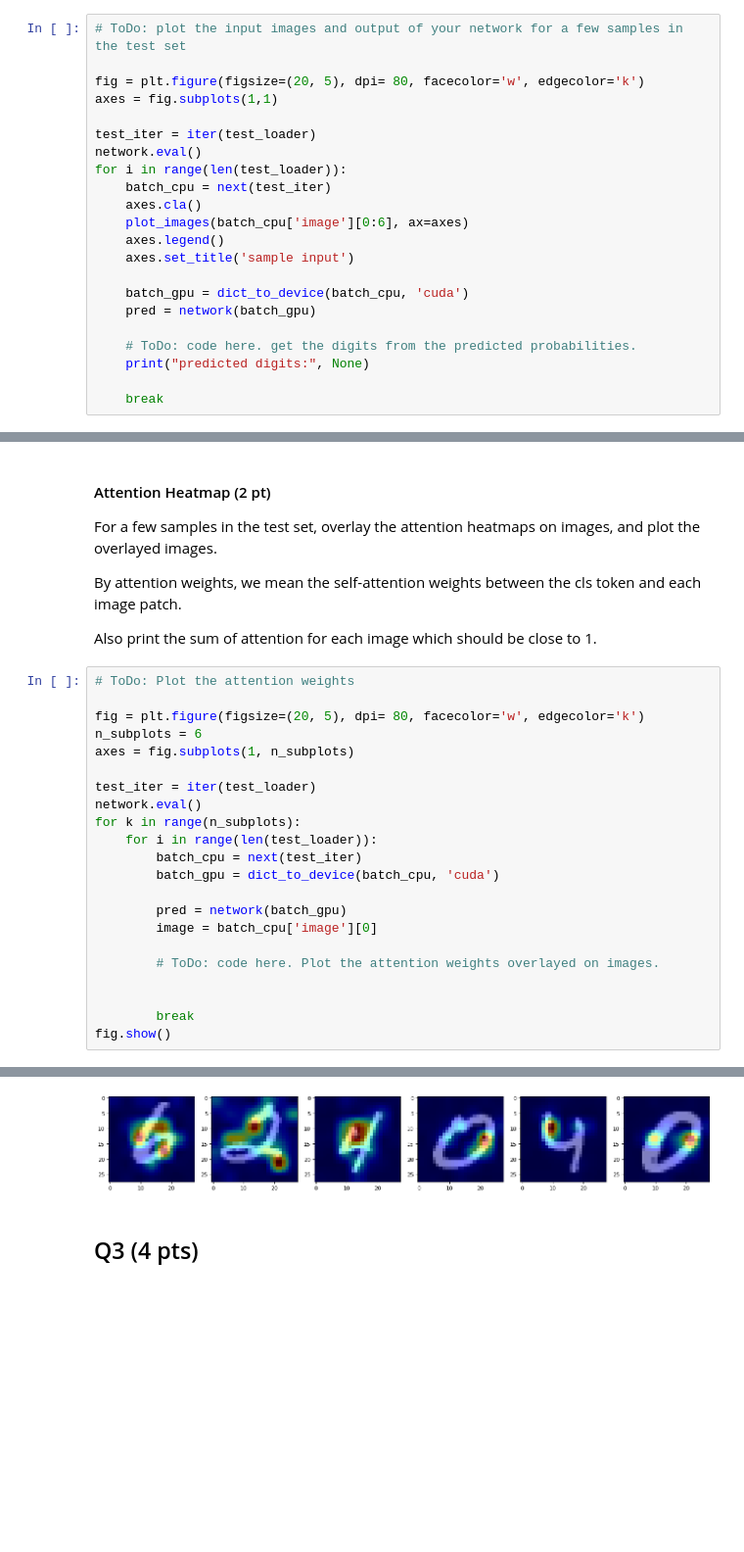
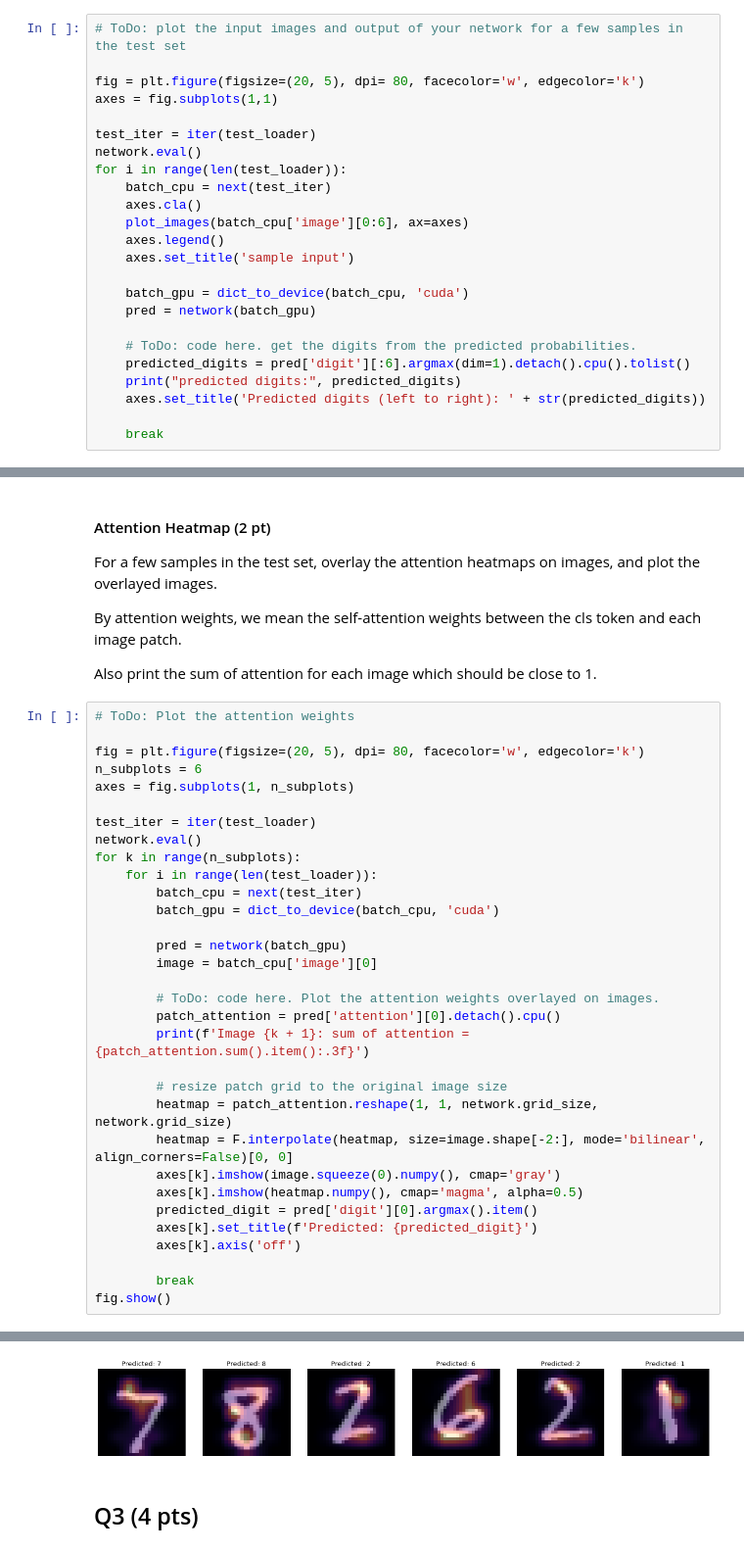
Before and after one commit to navrajkambo/EECE568_26-27, a Jupyter notebook: Assignment 3/EECE568_Assignment3.ipynb, the cells around one changed output, grey strips where cells are left out. Shown at 98% size. Cells and saved outputs as stored; diff of their text form; blank space fills up the shorter version.

```diff
--- a/Assignment 3/EECE568_Assignment3.ipynb
+++ b/Assignment 3/EECE568_Assignment3.ipynb
@@ -752,7 +809,9 @@ for i in range(len(test_loader)):
     pred = network(batch_gpu)
 
     # ToDo: code here. get the digits from the predicted probabilities.
-    print("predicted digits:", None)
+    predicted_digits = pred['digit'][:6].argmax(dim=1).detach().cpu().tolist()
+    print("predicted digits:", predicted_digits)
+    axes.set_title('Predicted digits (left to right): ' + str(predicted_digits))
 
     break
 # %% [output]
@@ -785,7 +843,17 @@ for k in range(n_subplots):
         image = batch_cpu['image'][0]
 
         # ToDo: code here. Plot the attention weights overlayed on images.
+        patch_attention = pred['attention'][0].detach().cpu()
+        print(f'Image {k + 1}: sum of attention = {patch_attention.sum().item():.3f}')
 
+        # resize patch grid to the original image size
+        heatmap = patch_attention.reshape(1, 1, network.grid_size, network.grid_size)
+        heatmap = F.interpolate(heatmap, size=image.shape[-2:], mode='bilinear', align_corners=False)[0, 0]
+        axes[k].imshow(image.squeeze(0).numpy(), cmap='gray')
+        axes[k].imshow(heatmap.numpy(), cmap='magma', alpha=0.5)
+        predicted_digit = pred['digit'][0].argmax().item()
+        axes[k].set_title(f'Predicted: {predicted_digit}')
+        axes[k].axis('off')
 
         break
 fig.show()
@@ -799,4 +867,4 @@ tensor(0.9905, device='cuda:0', grad_fn=<SumBackward0>)
-[figure, old version]
+[figure, new version]
 # %% [markdown]
 ## Q3 (4 pts)
 # %% [markdown]
```
Also changed, not shown: parts of 15 cells of this notebook.
